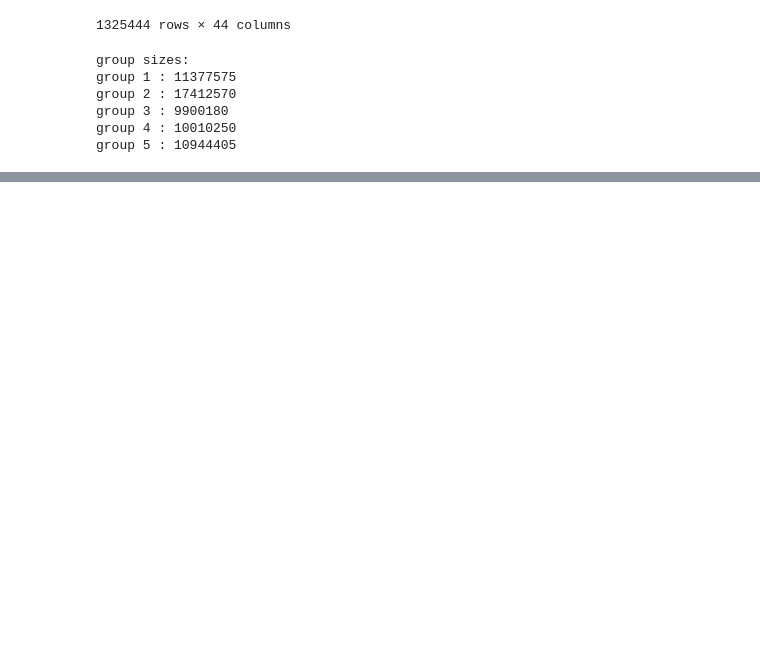
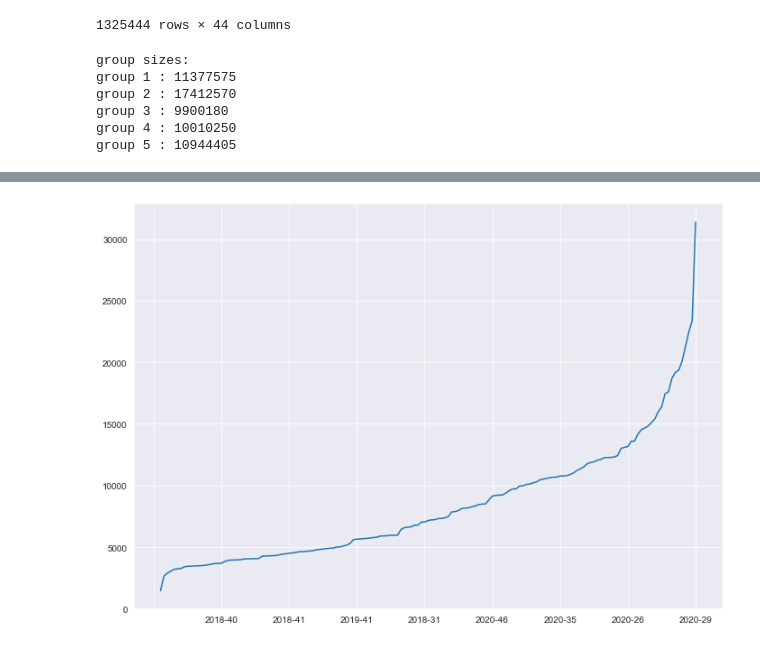
Before and after one commit to LiviReka/CamperRecommender, a Jupyter notebook: data-exploration.ipynb, the cells around one changed output, grey strips where cells are left out. Drawn from its saved outputs; the diff is of its cells as text; code cells hidden in the pictures; blank space fills up the shorter version.

```diff
--- a/data-exploration.ipynb
+++ b/data-exploration.ipynb
@@ -127,0 +144,5 @@ group 5 : 10944405
+# %%
+data['YearWeek'] = data['INVOICE_DATE'].dt.strftime('%Y-%U')
+data.YearWeek.value_counts().plot(figsize=(11.7, 8.27)).invert_xaxis()
+# %% [output]
+[figure, added]
```
Also changed, not shown: parts of 14 cells of this notebook.
